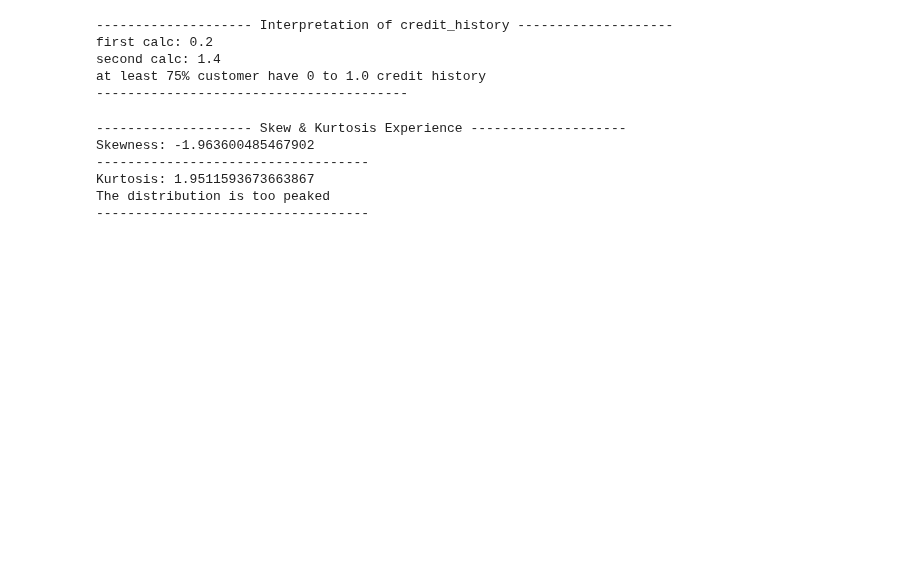
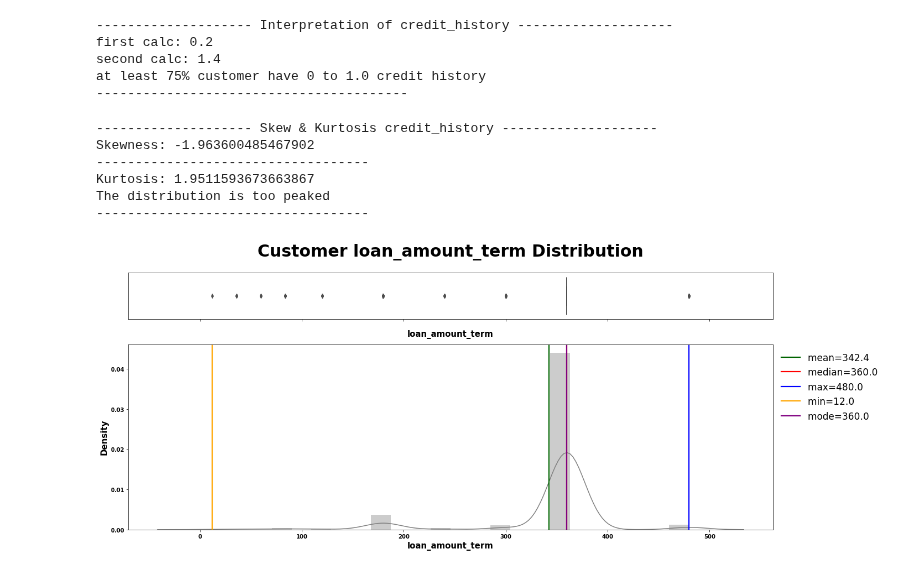
Before and after one commit to masete/Home-Loan-Approval, a Jupyter notebook: homeapproval.ipynb, the cells around one changed output. Saved outputs shown, nothing was run; the diff lists cells and outputs as text; code cells hidden in the pictures; blank space fills up the shorter version.

```diff
--- a/homeapproval.ipynb
+++ b/homeapproval.ipynb
@@ -809,11 +809,17 @@ second calc: 1.4
 at least 75% customer have 0 to 1.0 credit history
 ----------------------------------------
 # %%
-skew_kurtosis(df_train.credit_history, "Skew & Kurtosis Experience")
+skew_kurtosis(df_train.credit_history, "Skew & Kurtosis credit_history")
 # %% [output]
--------------------- Skew & Kurtosis Experience --------------------
+-------------------- Skew & Kurtosis credit_history --------------------
 Skewness: -1.963600485467902
 -----------------------------------
 Kurtosis: 1.9511593673663867
 The distribution is too peaked
 -----------------------------------
+# %%
+numerical_plotting(data=df_train, col="loan_amount_term",
+                   title="Customer loan_amount_term Distribution",
+                   symb=" ", ylabel="Density", color="gray");
+# %% [output]
+[figure, added]
```
Also changed, not shown: parts of 1 cell of this notebook.
